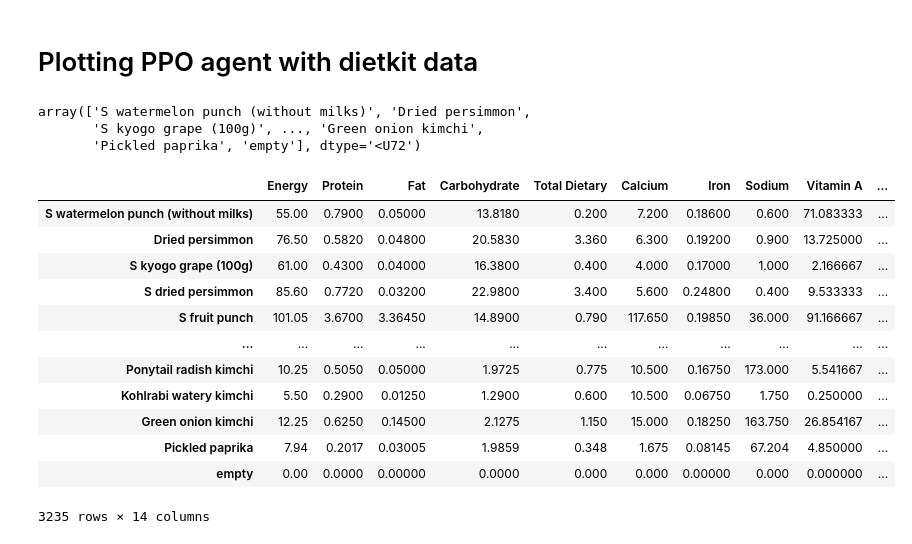
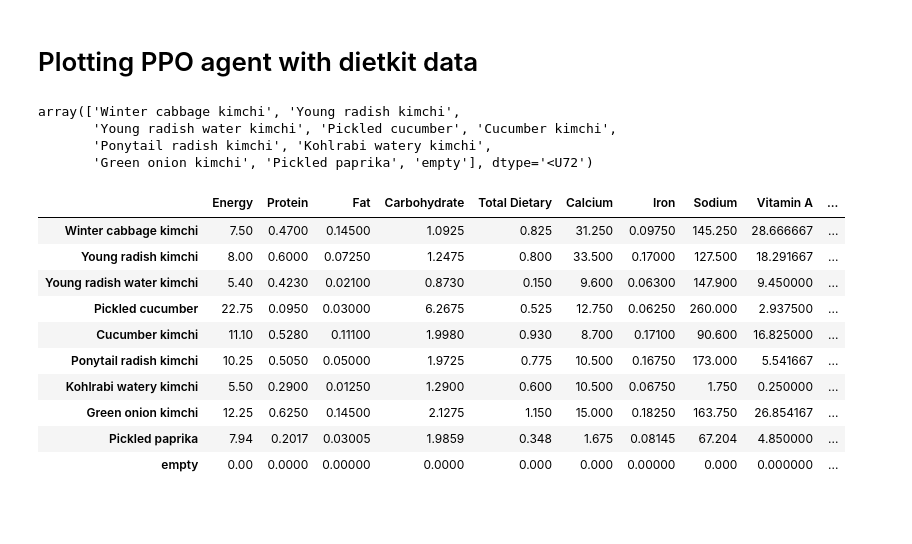
Before and after one commit to lurosenb/five_jelly_donuts, a Jupyter notebook: plotting_ppo_agent.ipynb, the cells around one changed output. Saved outputs shown, nothing was run; the diff lists cells and outputs as text; code cells hidden in the pictures; blank space fills up the shorter version.

```diff
--- a/plotting_ppo_agent.ipynb
+++ b/plotting_ppo_agent.ipynb
@@ -21,30 +21,31 @@ os.makedirs(log_dir, exist_ok=True)
 # %%
 all_ingredients = load_ingredient(sample_language = 'eng')
 meal_dict = load_menu(ingredients = all_ingredients, sample_language = 'eng')
 example_mealplans = load_diet(menus = meal_dict, num_loads = 100, sample_language = 'eng', sample_name = 'ML')
 
 possible_meals = np.array(list(meal_dict.keys()))
-display(possible_meals)
 
 nutrition_data = pd.DataFrame([meal.nutrition for meal in meal_dict.values()], index=possible_meals)
+nutrition_data = nutrition_data.tail(10)
+possible_meals = possible_meals[-10:]
+display(possible_meals)
 display(nutrition_data)
 # %% [output]
-array(['S watermelon punch (without milks)', 'Dried persimmon',
-       'S kyogo grape (100g)', ..., 'Green onion kimchi',
-       'Pickled paprika', 'empty'], dtype='<U72')
+array(['Winter cabbage kimchi', 'Young radish kimchi',
+       'Young radish water kimchi', 'Pickled cucumber', 'Cucumber kimchi',
+       'Ponytail radish kimchi', 'Kohlrabi watery kimchi',
+       'Green onion kimchi', 'Pickled paprika', 'empty'], dtype='<U72')
 |  | Energy | Protein | Fat | Carbohydrate | Total Dietary | Calcium | Iron | Sodium | Vitamin A | ... |
-| S watermelon punch (without milks) | 55.00 | 0.7900 | 0.05000 | 13.8180 | 0.200 | 7.200 | 0.18600 | 0.600 | 71.083333 | ... |
-| Dried persimmon | 76.50 | 0.5820 | 0.04800 | 20.5830 | 3.360 | 6.300 | 0.19200 | 0.900 | 13.725000 | ... |
-| S kyogo grape (100g) | 61.00 | 0.4300 | 0.04000 | 16.3800 | 0.400 | 4.000 | 0.17000 | 1.000 | 2.166667 | ... |
-| S dried persimmon | 85.60 | 0.7720 | 0.03200 | 22.9800 | 3.400 | 5.600 | 0.24800 | 0.400 | 9.533333 | ... |
-| S fruit punch | 101.05 | 3.6700 | 3.36450 | 14.8900 | 0.790 | 117.650 | 0.19850 | 36.000 | 91.166667 | ... |
-| ... | ... | ... | ... | ... | ... | ... | ... | ... | ... | ... |
+| Winter cabbage kimchi | 7.50 | 0.4700 | 0.14500 | 1.0925 | 0.825 | 31.250 | 0.09750 | 145.250 | 28.666667 | ... |
+| Young radish kimchi | 8.00 | 0.6000 | 0.07250 | 1.2475 | 0.800 | 33.500 | 0.17000 | 127.500 | 18.291667 | ... |
+| Young radish water kimchi | 5.40 | 0.4230 | 0.02100 | 0.8730 | 0.150 | 9.600 | 0.06300 | 147.900 | 9.450000 | ... |
+| Pickled cucumber | 22.75 | 0.0950 | 0.03000 | 6.2675 | 0.525 | 12.750 | 0.06250 | 260.000 | 2.937500 | ... |
+| Cucumber kimchi | 11.10 | 0.5280 | 0.11100 | 1.9980 | 0.930 | 8.700 | 0.17100 | 90.600 | 16.825000 | ... |
 | Ponytail radish kimchi | 10.25 | 0.5050 | 0.05000 | 1.9725 | 0.775 | 10.500 | 0.16750 | 173.000 | 5.541667 | ... |
 | Kohlrabi watery kimchi | 5.50 | 0.2900 | 0.01250 | 1.2900 | 0.600 | 10.500 | 0.06750 | 1.750 | 0.250000 | ... |
 | Green onion kimchi | 12.25 | 0.6250 | 0.14500 | 2.1275 | 1.150 | 15.000 | 0.18250 | 163.750 | 26.854167 | ... |
 | Pickled paprika | 7.94 | 0.2017 | 0.03005 | 1.9859 | 0.348 | 1.675 | 0.08145 | 67.204 | 4.850000 | ... |
 | empty | 0.00 | 0.0000 | 0.00000 | 0.0000 | 0.000 | 0.000 | 0.00000 | 0.000 | 0.000000 | ... |
-3235 rows × 14 columns
 # %%
 class SaveOnBestTrainingRewardCallback(BaseCallback):
     """
```
Also changed, not shown: parts of 2 cells of this notebook, 3 other files.
